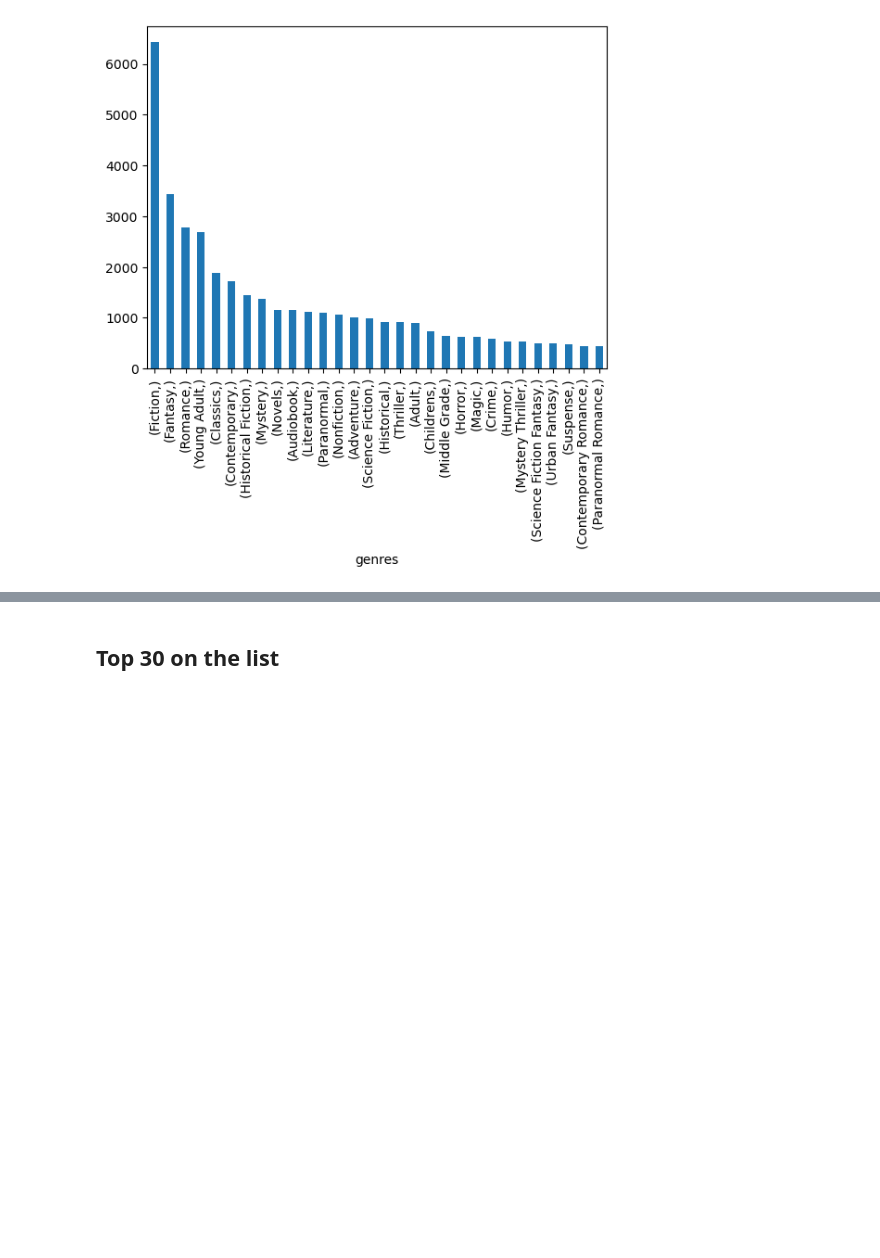
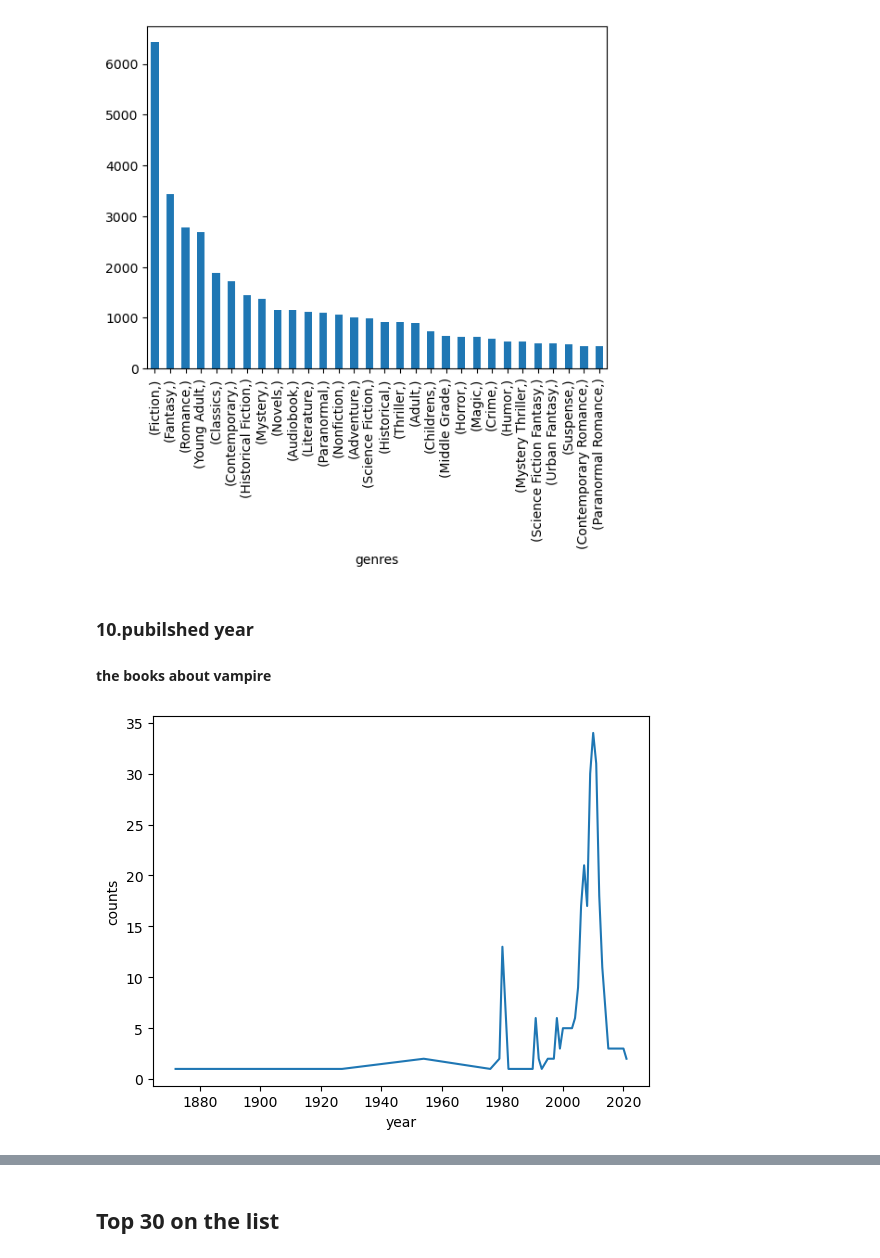
Before and after one commit to Jiaxing7/Final-Projects, a Jupyter notebook: Final Project.ipynb, the cells around one changed output, grey strips where cells are left out. Cells and saved outputs as stored; diff of their text form; code cells hidden in the pictures; blank space fills up the shorter version.

```diff
--- a/Final Project.ipynb
+++ b/Final Project.ipynb
@@ -722,3 +722,16 @@ genres.value_counts().head(30).plot.bar()
 # %% [output]
 <AxesSubplot:xlabel='genres'>
 [figure]
+# %% [markdown]
+### 10.pubilshed year
+#### the books about vampire
+# %%
+vampire_rows = df[df['introduction'].str.contains('vampire')]
+vampire = pd.DataFrame(vampire_rows['published_year'].value_counts()).reset_index()
+vampire.columns = ['year', 'counts']
+vampire = vampire.sort_values('year')
+
+sns.lineplot(x='year', y='counts', data=vampire)
+plt.show()
+# %% [output]
+[figure, added]
```
Also changed, not shown: parts of 28 cells of this notebook.
